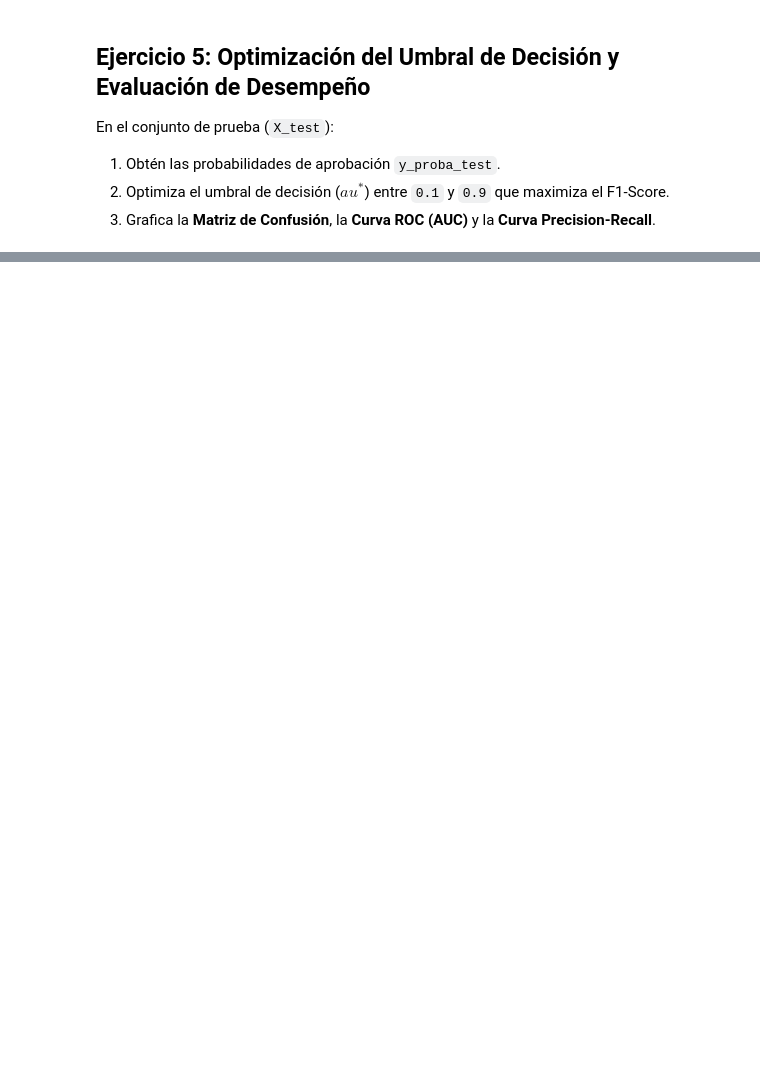
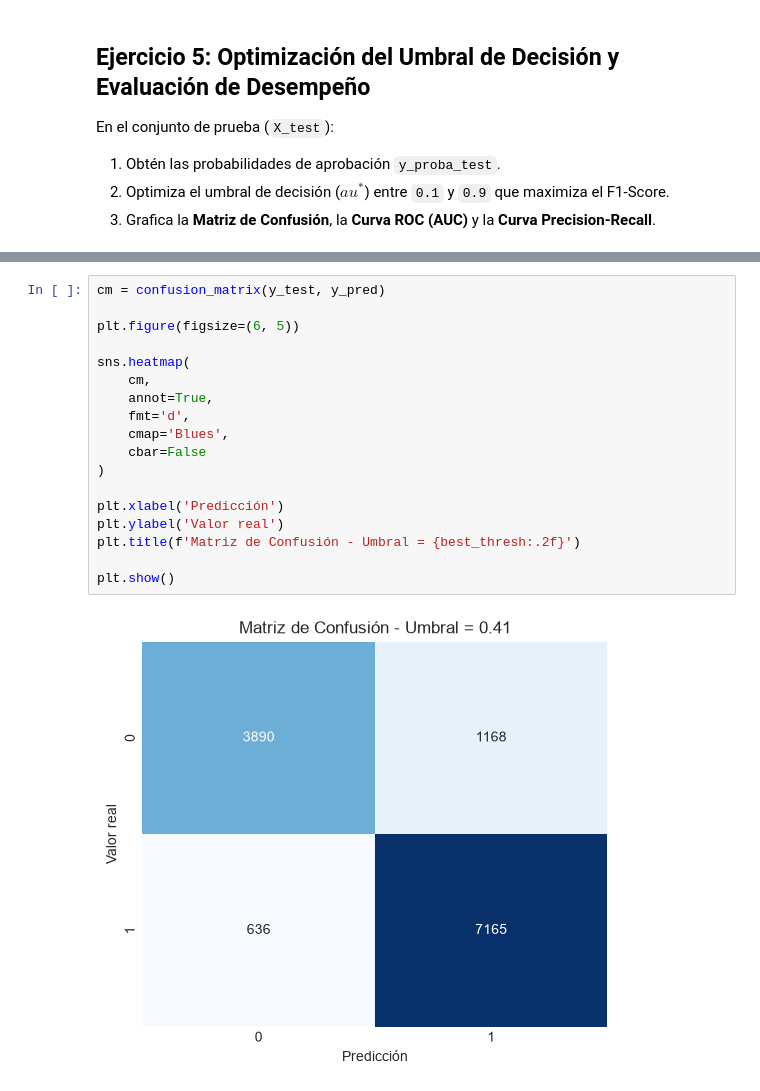
Before and after one commit to hugocaniza18/ML1-2026-2_hugocaniza, a Jupyter notebook: TP_2/nb_tp2_parte2_regresion_logistica.ipynb, the cells around one changed output, grey strips where cells are left out. Cells and saved outputs as stored; diff of their text form; blank space fills up the shorter version.

```diff
--- a/TP_2/nb_tp2_parte2_regresion_logistica.ipynb
+++ b/TP_2/nb_tp2_parte2_regresion_logistica.ipynb
@@ -120,0 +363,20 @@ En el conjunto de prueba (`X_test`):
+# %%
+cm = confusion_matrix(y_test, y_pred)
+
+plt.figure(figsize=(6, 5))
+
+sns.heatmap(
+    cm,
+    annot=True,
+    fmt='d',
+    cmap='Blues',
+    cbar=False
+)
+
+plt.xlabel('Predicción')
+plt.ylabel('Valor real')
+plt.title(f'Matriz de Confusión - Umbral = {best_thresh:.2f}')
+
+plt.show()
+# %% [output]
+[figure, added]
```
Also changed, not shown: parts of 11 cells of this notebook.
